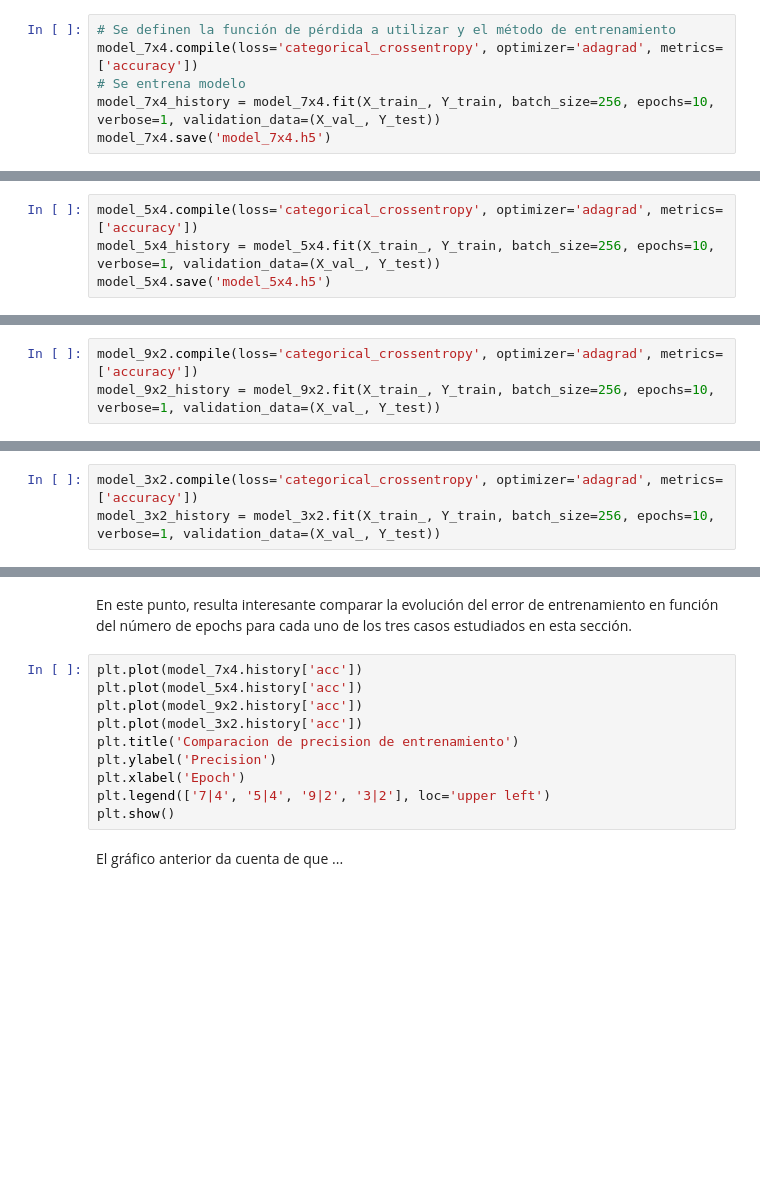
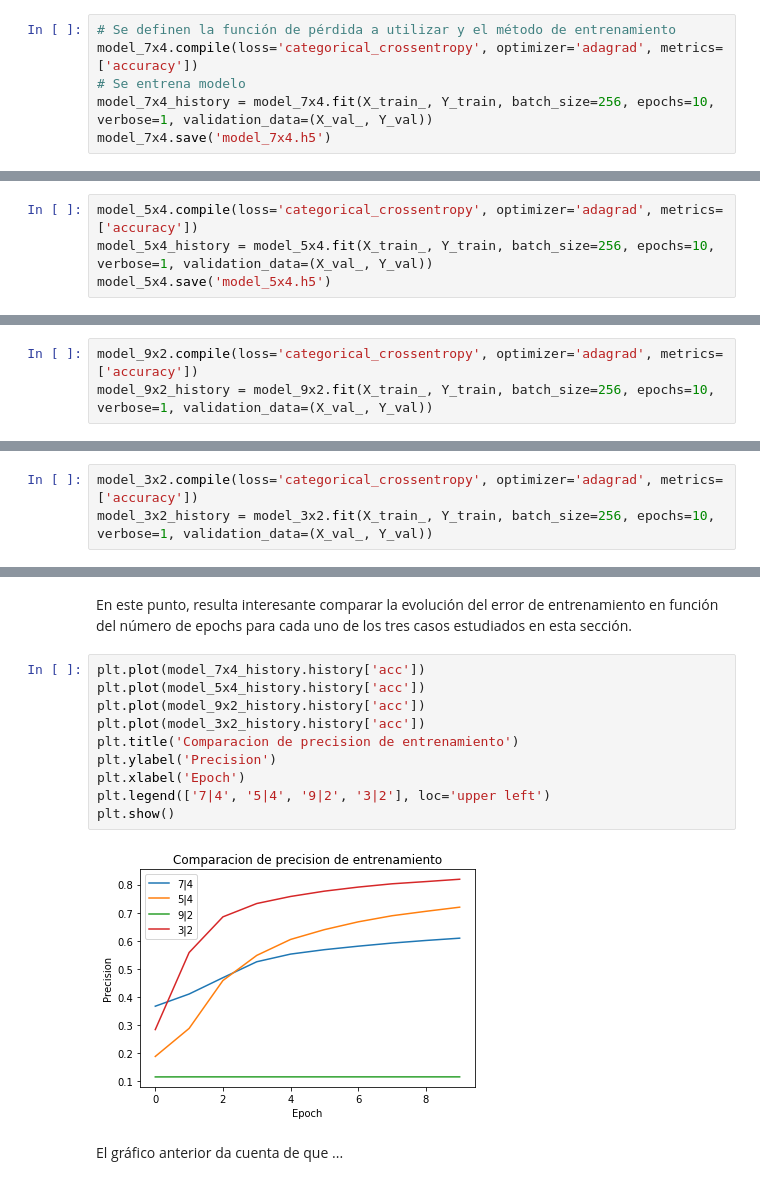
Before and after one commit to Seba93/Tarea2-ANN, a Jupyter notebook: problema2/Problema2.ipynb, the cells around one changed output, grey strips where cells are left out. Drawn from its saved outputs; the diff is of its cells as text; blank space fills up the shorter version.

```diff
--- a/problema2/Problema2.ipynb
+++ b/problema2/Problema2.ipynb
@@ -277,6 +284,6 @@ Ya definido este nuevo modelo, se procede a entrenarlo.
 # Se definen la función de pérdida a utilizar y el método de entrenamiento
 model_7x4.compile(loss='categorical_crossentropy', optimizer='adagrad', metrics=['accuracy'])
 # Se entrena modelo
-model_7x4_history = model_7x4.fit(X_train_, Y_train, batch_size=256, epochs=10, verbose=1, validation_data=(X_val_, Y_test))
+model_7x4_history = model_7x4.fit(X_train_, Y_train, batch_size=256, epochs=10, verbose=1, validation_data=(X_val_, Y_val))
 model_7x4.save('model_7x4.h5')
 # %% [output]
@@ -328,5 +337,5 @@ model_5x4.add(Dense(n_classes, activation='softmax'))
 Así, se procede a entrenar este modelo.
 # %%
 model_5x4.compile(loss='categorical_crossentropy', optimizer='adagrad', metrics=['accuracy'])
-model_5x4_history = model_5x4.fit(X_train_, Y_train, batch_size=256, epochs=10, verbose=1, validation_data=(X_val_, Y_test))
+model_5x4_history = model_5x4.fit(X_train_, Y_train, batch_size=256, epochs=10, verbose=1, validation_data=(X_val_, Y_val))
 model_5x4.save('model_5x4.h5')
@@ -361,4 +391,4 @@ model_9x2.add(Dense(n_classes, activation='softmax'))
 Se procede a entrenar el modelo definido.
 # %%
 model_9x2.compile(loss='categorical_crossentropy', optimizer='adagrad', metrics=['accuracy'])
-model_9x2_history = model_9x2.fit(X_train_, Y_train, batch_size=256, epochs=10, verbose=1, validation_data=(X_val_, Y_test))
+model_9x2_history = model_9x2.fit(X_train_, Y_train, batch_size=256, epochs=10, verbose=1, validation_data=(X_val_, Y_val))
@@ -394,4 +445,4 @@ model_3x2.add(Dense(n_classes, activation='softmax'))
 Se entrena el modelo definido.
 # %%
 model_3x2.compile(loss='categorical_crossentropy', optimizer='adagrad', metrics=['accuracy'])
-model_3x2_history = model_3x2.fit(X_train_, Y_train, batch_size=256, epochs=10, verbose=1, validation_data=(X_val_, Y_test))
+model_3x2_history = model_3x2.fit(X_train_, Y_train, batch_size=256, epochs=10, verbose=1, validation_data=(X_val_, Y_val))
@@ -406,14 +478,16 @@ Se puede ver que la precisión de prueba es de un ??,?%, mejorando/empeorando re
 # %% [markdown]
 En este punto, resulta interesante comparar la evolución del error de entrenamiento en función del número de epochs para cada uno de los tres casos estudiados en esta sección.
 # %%
-plt.plot(model_7x4.history['acc'])
-plt.plot(model_5x4.history['acc'])
-plt.plot(model_9x2.history['acc'])
-plt.plot(model_3x2.history['acc'])
+plt.plot(model_7x4_history.history['acc'])
+plt.plot(model_5x4_history.history['acc'])
+plt.plot(model_9x2_history.history['acc'])
+plt.plot(model_3x2_history.history['acc'])
 plt.title('Comparacion de precision de entrenamiento')
 plt.ylabel('Precision')
 plt.xlabel('Epoch')
 plt.legend(['7|4', '5|4', '9|2', '3|2'], loc='upper left')
 plt.show()
+# %% [output]
+[figure, added]
 # %% [markdown]
 El gráfico anterior da cuenta de que ...
```
Also changed, not shown: parts of 29 cells of this notebook, 4 other files.
